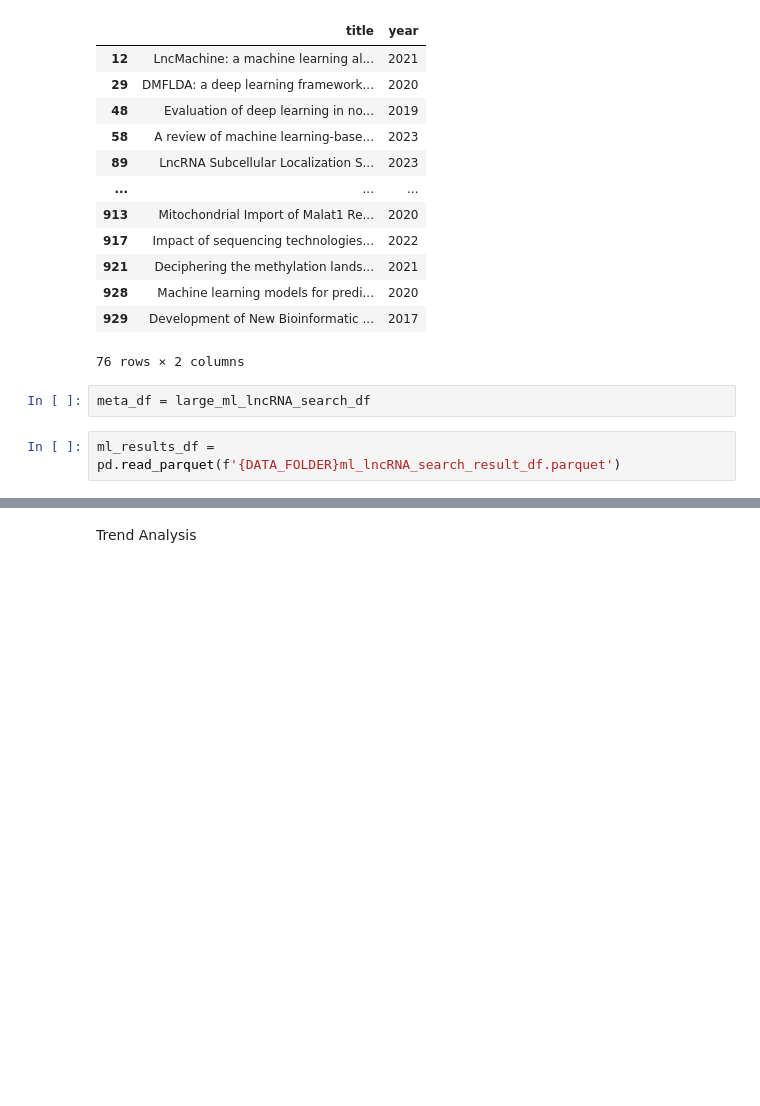
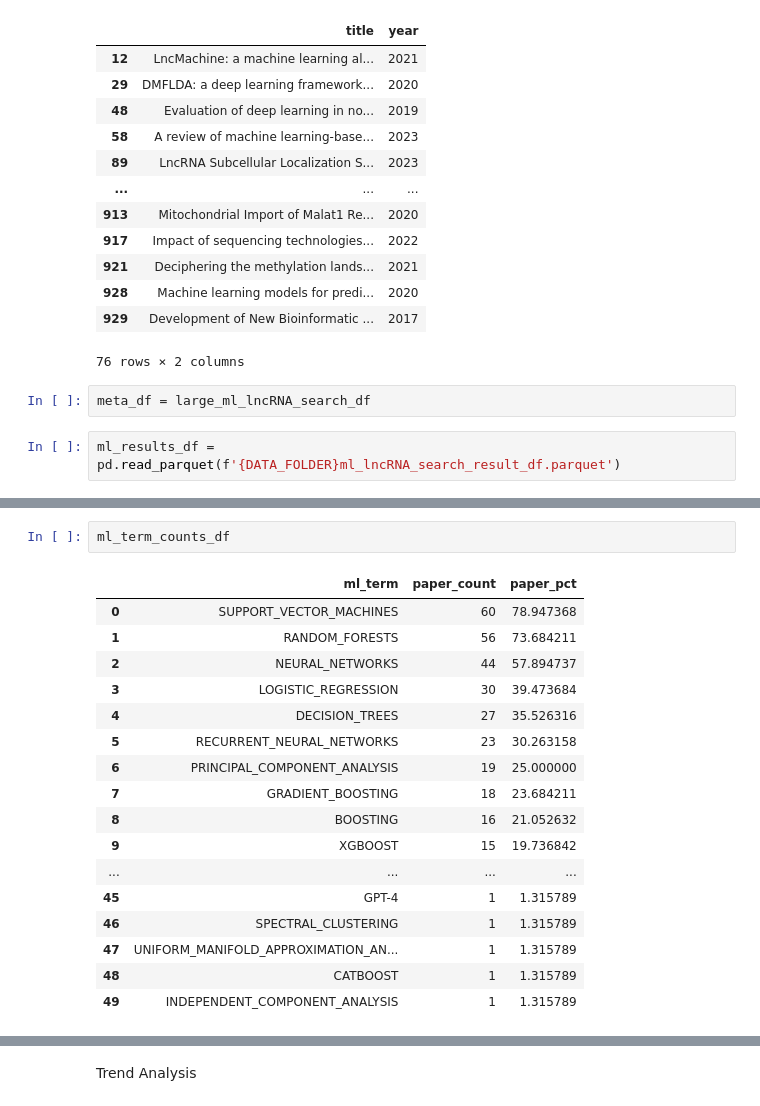
Before and after one commit to seyedrezamirkhani/ml-lncRNA, a Jupyter notebook: src/notebooks/part-03-finding-ML-methods-with-rules/11-analyse-search-results.ipynb, the cells around one changed output, grey strips where cells are left out. Drawn from its saved outputs; the diff is of its cells as text; blank space fills up the shorter version.

```diff
--- a/src/notebooks/part-03-finding-ML-methods-with-rules/11-analyse-search-results.ipynb
+++ b/src/notebooks/part-03-finding-ML-methods-with-rules/11-analyse-search-results.ipynb
@@ -50,0 +114,20 @@ plt.show()
+# %%
+ml_term_counts_df
+# %% [output]
+|  | ml_term | paper_count | paper_pct |
+| 0 | SUPPORT_VECTOR_MACHINES | 60 | 78.947368 |
+| 1 | RANDOM_FORESTS | 56 | 73.684211 |
+| 2 | NEURAL_NETWORKS | 44 | 57.894737 |
+| 3 | LOGISTIC_REGRESSION | 30 | 39.473684 |
+| 4 | DECISION_TREES | 27 | 35.526316 |
+| 5 | RECURRENT_NEURAL_NETWORKS | 23 | 30.263158 |
+| 6 | PRINCIPAL_COMPONENT_ANALYSIS | 19 | 25.000000 |
+| 7 | GRADIENT_BOOSTING | 18 | 23.684211 |
+| 8 | BOOSTING | 16 | 21.052632 |
+| 9 | XGBOOST | 15 | 19.736842 |
+| ... | ... | ... | ... |
+| 45 | GPT-4 | 1 | 1.315789 |
+| 46 | SPECTRAL_CLUSTERING | 1 | 1.315789 |
+| 47 | UNIFORM_MANIFOLD_APPROXIMATION_AN... | 1 | 1.315789 |
+| 48 | CATBOOST | 1 | 1.315789 |
+| 49 | INDEPENDENT_COMPONENT_ANALYSIS | 1 | 1.315789 |
```
Also changed, not shown: parts of 26 cells of this notebook.
